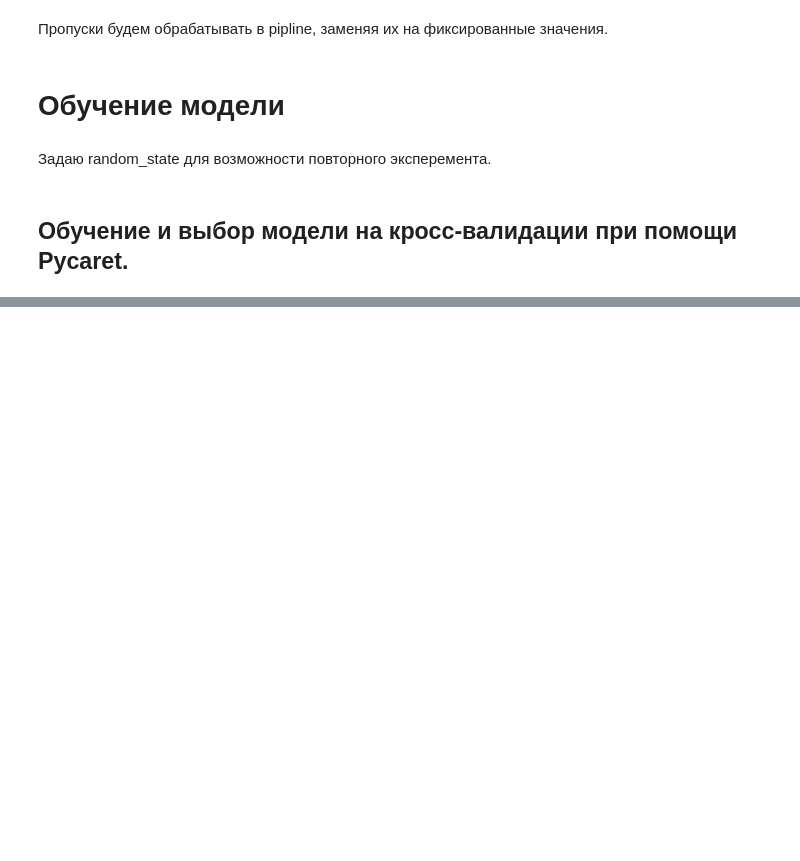
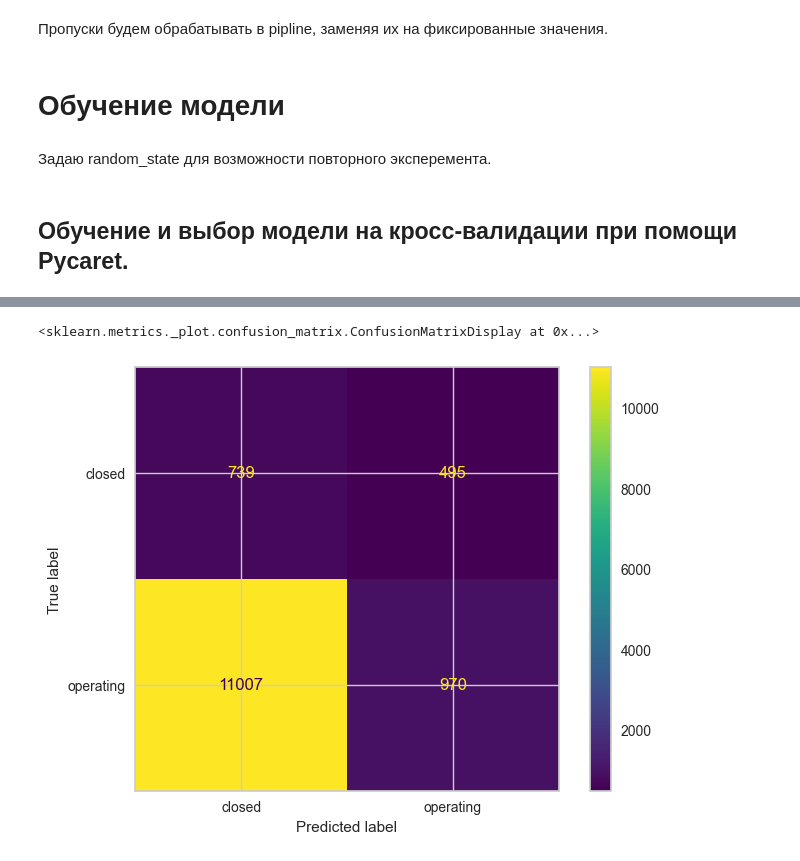
Before and after one commit to FedorSafonov/Predicting-the-success-of-startups, a Jupyter notebook: test.ipynb, the cells around one changed output, grey strips where cells are left out. Saved outputs shown, nothing was run; the diff lists cells and outputs as text; code cells hidden in the pictures; blank space fills up the shorter version.

```diff
--- a/test.ipynb
+++ b/test.ipynb
@@ -783,0 +774,5 @@ Wall time: 16min 16s
+# %%
+%%time
+%%chime
+
+final_model = experement.finalize_model(best_model)
@@ -783,0 +826,2 @@ Wall time: 16min 16s
+# %%
+predict_proba = final_model.predict_proba(X_test.drop(ignore_features,axis=1))
@@ -783,0 +842,9 @@ Wall time: 16min 16s
+# %%
+threshold = 0.8
+predicted = (predict_proba[:,0] >= threshold).astype('int')
+predict = np.where(predicted==1, 'closed', 'operating').tolist()
+f1_score(y_test[target], predict, pos_label='closed')
+ConfusionMatrixDisplay.from_predictions(y_test[target], predict)
+# %% [output]
+<sklearn.metrics._plot.confusion_matrix.ConfusionMatrixDisplay at 0x...>
+[figure, added]
```
Also changed, not shown: parts of 24 cells of this notebook, 11 other files.
